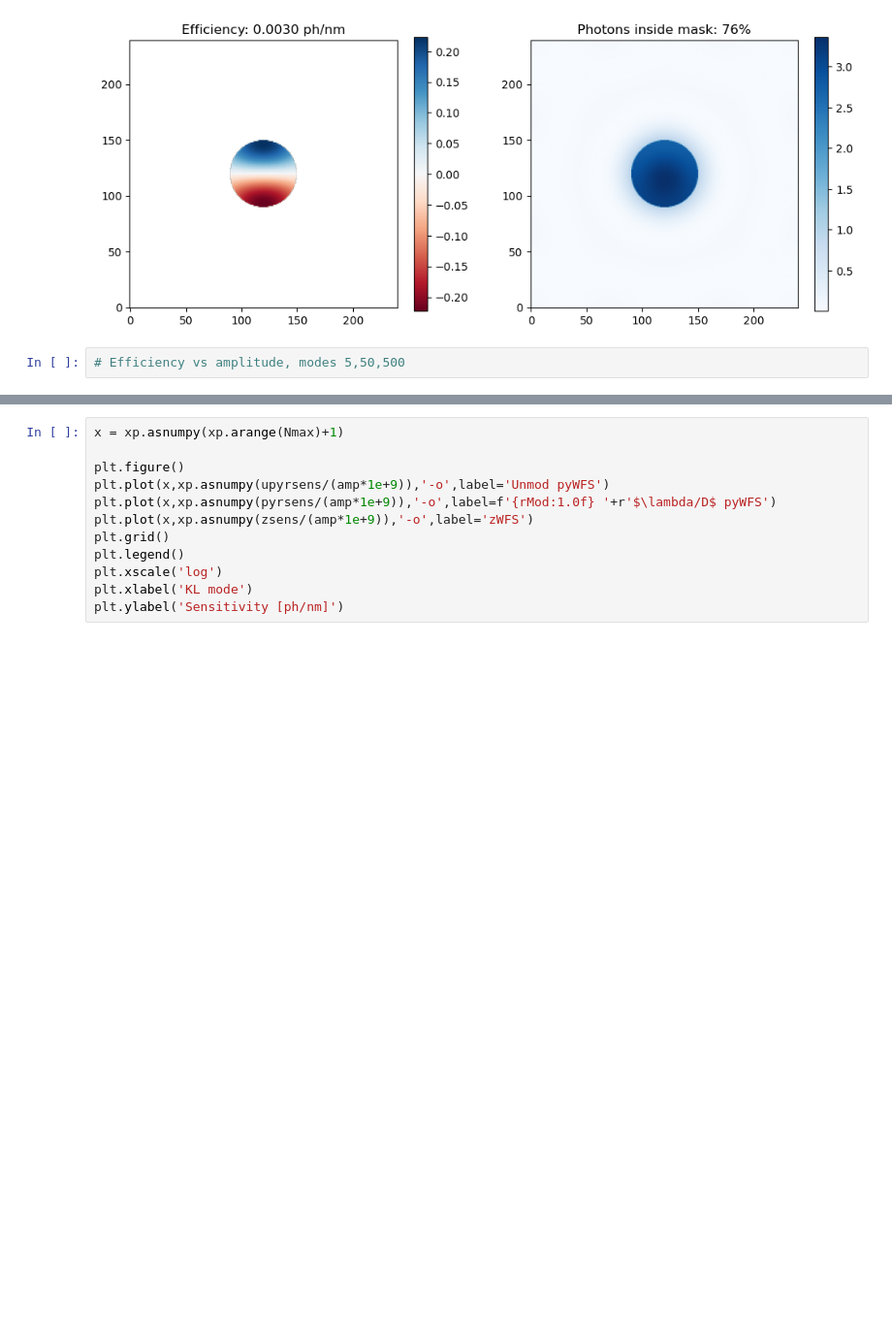
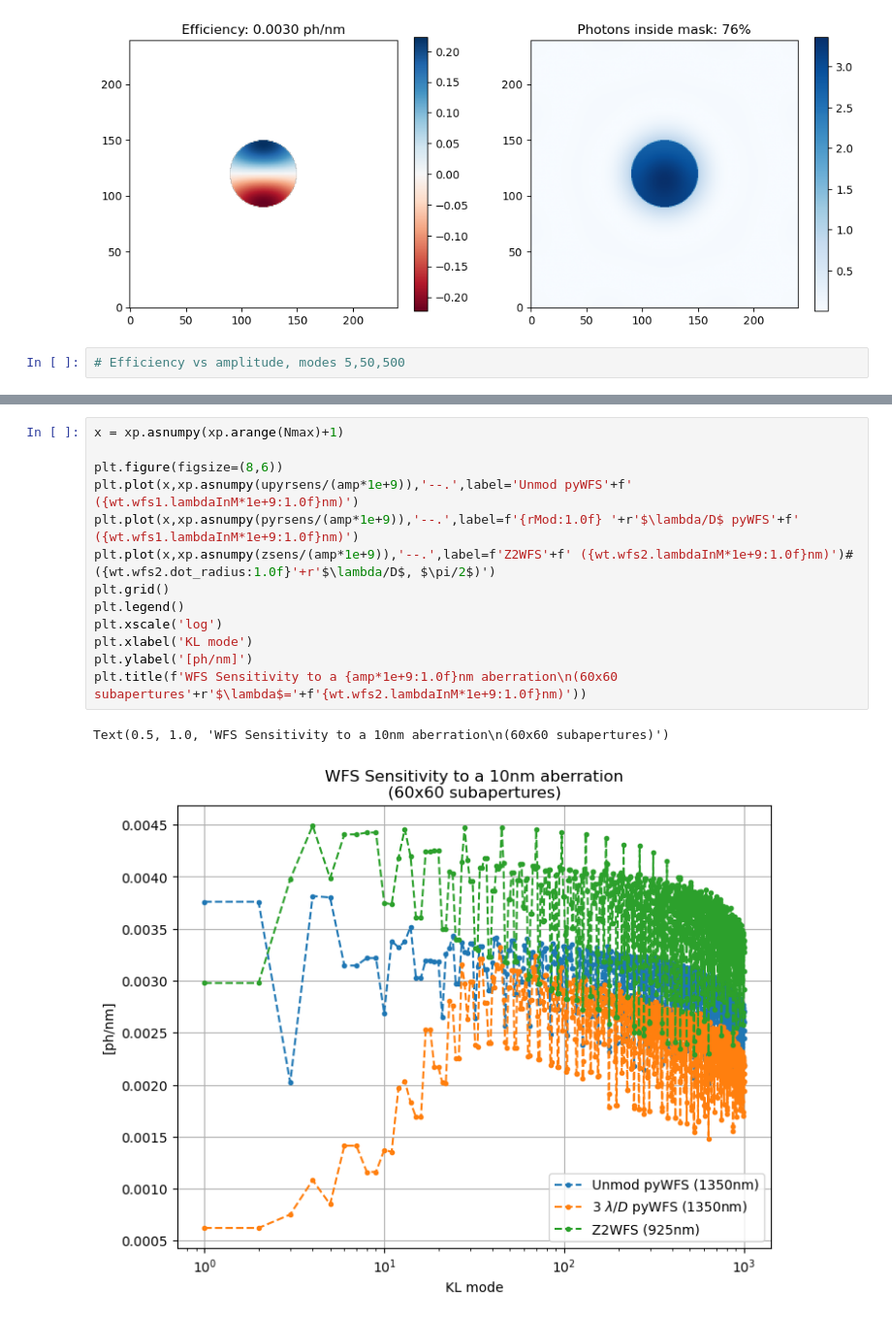
Before and after one commit to ArcetriAdaptiveOptics/ekarus, a Jupyter notebook: ekarus/notebooks/pyrPinna.ipynb, the cells around one changed output, grey strips where cells are left out. Shown at 97% size. Drawn from its saved outputs; the diff is of its cells as text; blank space fills up the shorter version.

```diff
--- a/ekarus/notebooks/pyrPinna.ipynb
+++ b/ekarus/notebooks/pyrPinna.ipynb
@@ -224,12 +232,16 @@ Modulating 3 [lambda/D] with 20 modulation steps
 # %%
 x = xp.asnumpy(xp.arange(Nmax)+1)
 
-plt.figure()
-plt.plot(x,xp.asnumpy(upyrsens/(amp*1e+9)),'-o',label='Unmod pyWFS')
-plt.plot(x,xp.asnumpy(pyrsens/(amp*1e+9)),'-o',label=f'{rMod:1.0f} '+r'$\lambda/D$ pyWFS')
-plt.plot(x,xp.asnumpy(zsens/(amp*1e+9)),'-o',label='zWFS')
+plt.figure(figsize=(8,6))
+plt.plot(x,xp.asnumpy(upyrsens/(amp*1e+9)),'--.',label='Unmod pyWFS'+f' ({wt.wfs1.lambdaInM*1e+9:1.0f}nm)')
+plt.plot(x,xp.asnumpy(pyrsens/(amp*1e+9)),'--.',label=f'{rMod:1.0f} '+r'$\lambda/D$ pyWFS'+f' ({wt.wfs1.lambdaInM*1e+9:1.0f}nm)')
+plt.plot(x,xp.asnumpy(zsens/(amp*1e+9)),'--.',label=f'Z2WFS'+f' ({wt.wfs2.lambdaInM*1e+9:1.0f}nm)')# ({wt.wfs2.dot_radius:1.0f}'+r'$\lambda/D$, $\pi/2$)')
 plt.grid()
 plt.legend()
 plt.xscale('log')
 plt.xlabel('KL mode')
-plt.ylabel('Sensitivity [ph/nm]')
+plt.ylabel('[ph/nm]')
+plt.title(f'WFS Sensitivity to a {amp*1e+9:1.0f}nm aberration\n(60x60 subapertures'+r'$\lambda$='+f'{wt.wfs2.lambdaInM*1e+9:1.0f}nm)'))
+# %% [output]
+Text(0.5, 1.0, 'WFS Sensitivity to a 10nm aberration\n(60x60 subapertures)')
+[figure, added]
```
Also changed, not shown: parts of 2 cells of this notebook, 1 other file.
